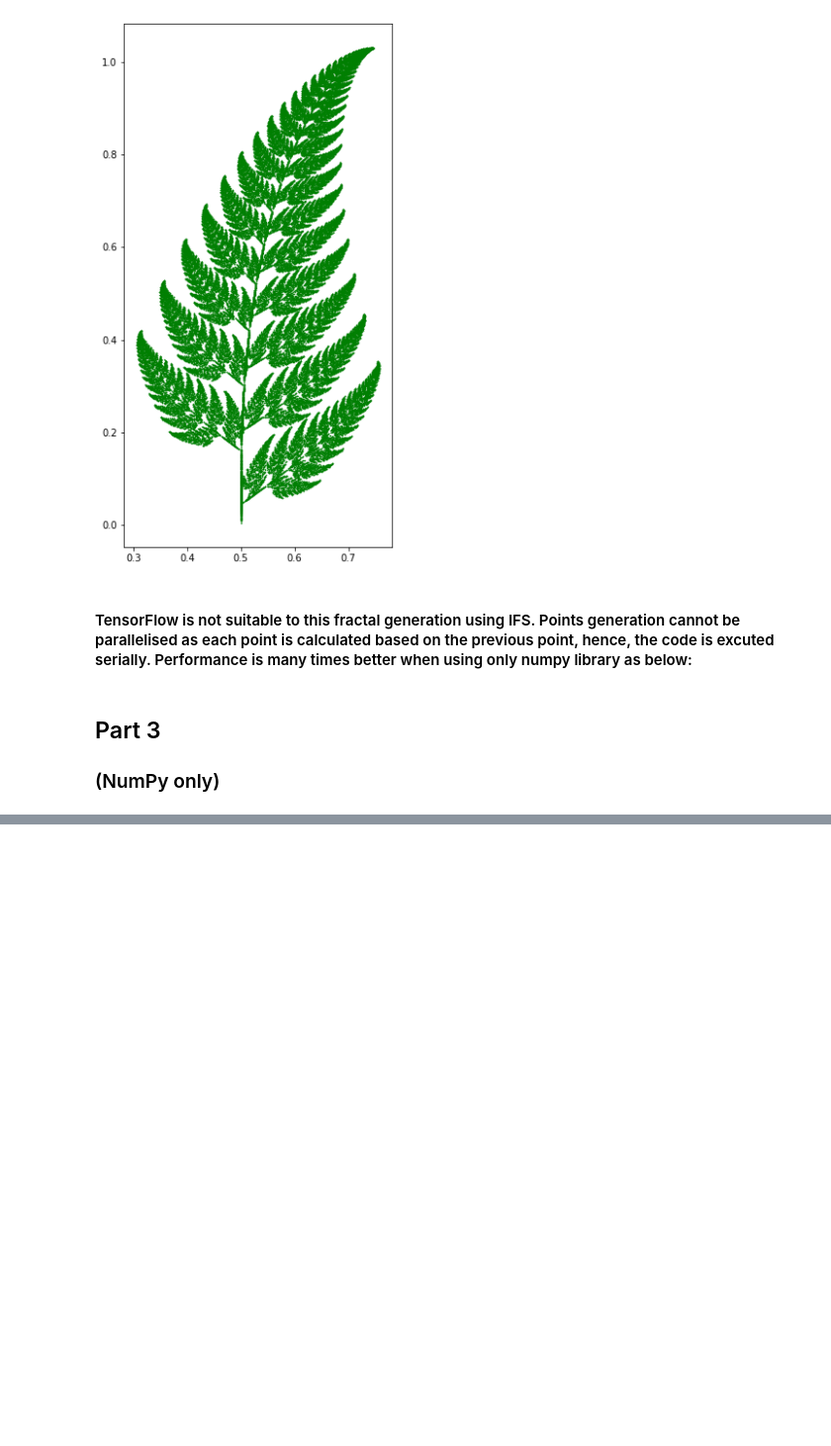
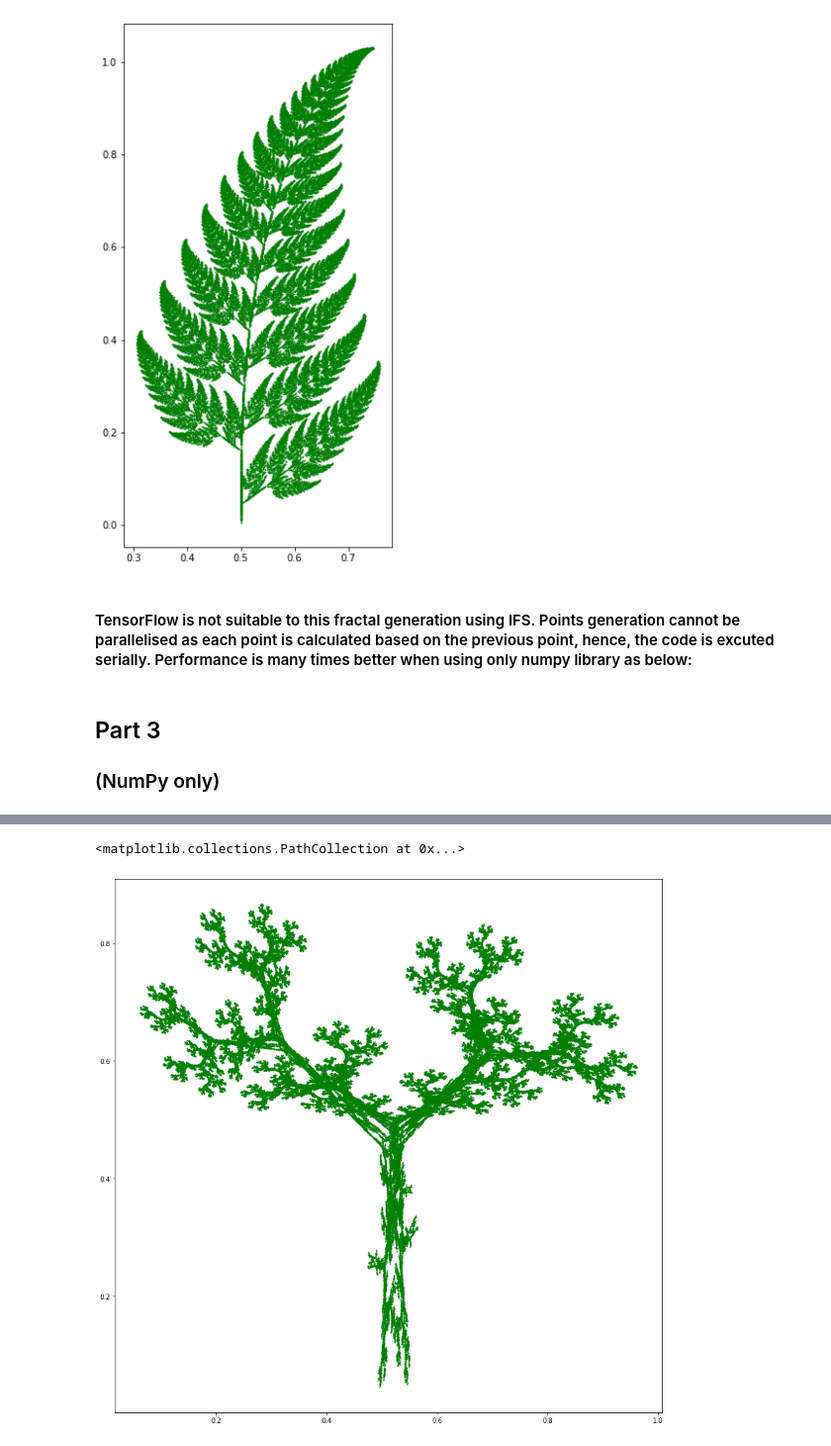
Before and after one commit to vabbosh/fractals, a Jupyter notebook: Lab-1.ipynb, the cells around one changed output, grey strips where cells are left out. Shown at 99% size. Drawn from its saved outputs; the diff is of its cells as text; code cells hidden in the pictures; blank space fills up the shorter version.

```diff
--- a/Lab-1.ipynb
+++ b/Lab-1.ipynb
@@ -253,0 +309,31 @@ sess2.close()
+# %%
+# initializing the affine transform
+t1 = np.array([[0.195, -0.488, 0.4431], [0.344, 0.443, 0.2452], [0.0, 0.0, 1.0]])
+t2 = np.array([[0.462, 0.414, 0.2511], [-0.252, 0.361, 0.5692], [0.0, 0.0, 1.0]])
+t3 = np.array([[-0.058, -0.07, 0.5976], [0.453, -0.111, 0.0969], [0.0, 0.0, 1.0]])
+t4 = np.array([[-0.035, 0.07, 0.4884], [-0.469, -0.022, 0.5069], [0.0, 0.0, 1.0]])
+t5 = np.array([[-0.637, 0.0, 0.8562], [0.0, 0.501, 0.2513], [0.0, 0.0, 1.0]])
+
+P_Atree = np.array([max(np_delta, np.abs(np.linalg.det(t1))),
+                    max(np_delta, np.abs(np.linalg.det(t2))),
+                    max(np_delta, np.abs(np.linalg.det(t3))),
+                    max(np_delta, np.abs(np.linalg.det(t4))),
+                    max(np_delta, np.abs(np.linalg.det(t5)))])
+
+P_Atree = P_Atree / P_Atree.sum()
+
+frac_ops_Atree = [lambda p: np.dot(t1, p),
+                  lambda p: np.dot(t2, p),
+                  lambda p: np.dot(t3, p),
+                  lambda p: np.dot(t4, p),
+                  lambda p: np.dot(t5, p)]
+# %%
+# generate the points
+for i in range(N-1):
+    np_points.T[i+1] = np.random.choice(frac_ops_Atree, p=P_Atree)(np_points.T[i])
+# %%
+plt.figure(figsize=(15, 15))
+plt.scatter(np_points[0,10:], np_points[1,10:], s=0.2, edgecolor='green')
+# %% [output]
+<matplotlib.collections.PathCollection at 0x...>
+[figure, added]
```
Also changed, not shown: parts of 10 cells of this notebook.
